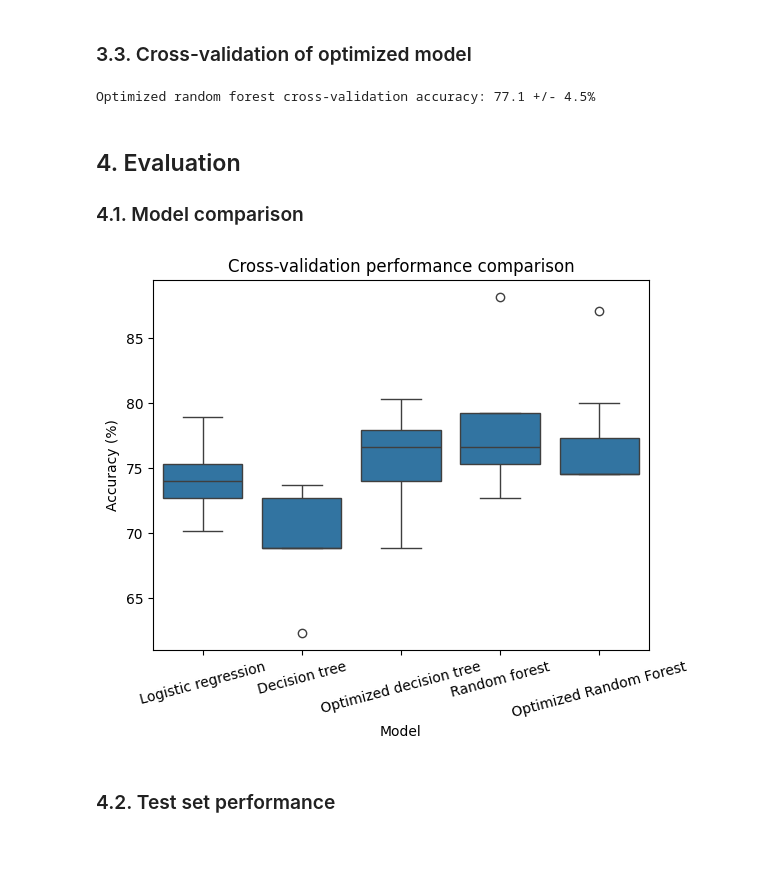
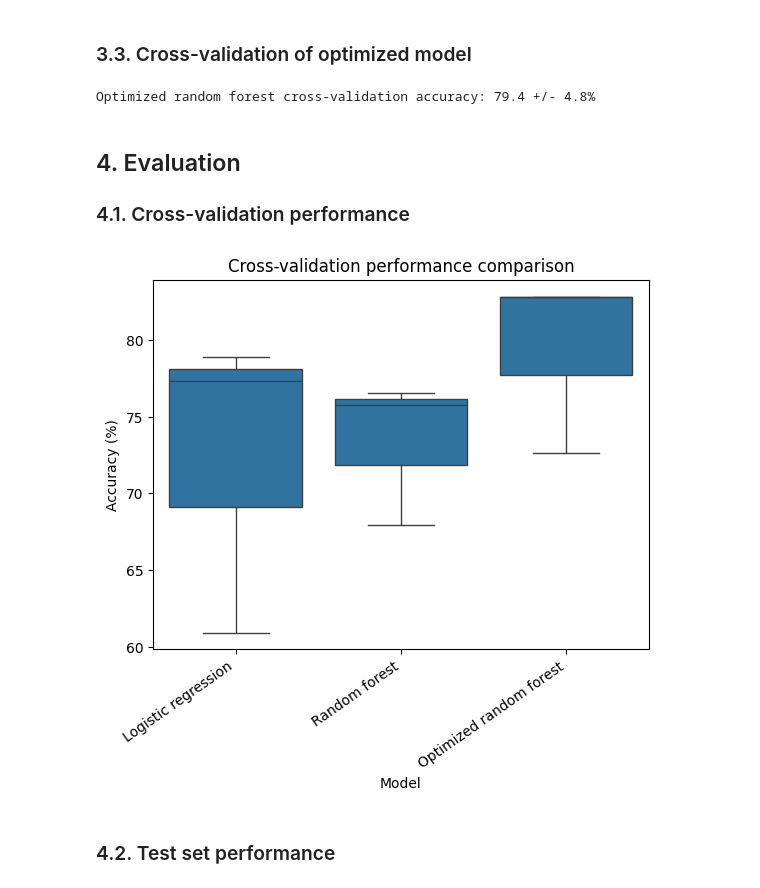
Before and after one commit to 4GeeksAcademy/gperdrizet-decision-trees, a Jupyter notebook: notebooks/02.2-random_forest_solution.ipynb, the cells around one changed output. Saved outputs shown, nothing was run; the diff lists cells and outputs as text; code cells hidden in the pictures; blank space fills up the shorter version.

```diff
--- a/notebooks/02.2-random_forest_solution.ipynb
+++ b/notebooks/02.2-random_forest_solution.ipynb
@@ -53,9 +70,16 @@ with open(config.CROSS_VAL_SCORES_FILE, 'rb') as input_file:
 
 Score a random forest model:
 # %%
-naive_model = RandomForestClassifier(class_weight=config.CLASS_WEIGHT)
+# Create a random forest classifier with default hyperparameters
+naive_model = RandomForestClassifier(
+    class_weight=config.CLASS_WEIGHT,  # Handle class imbalance
+    random_state=config.RANDOM_SEED    # Ensure reproducible results
+)
+
+# Train the naive random forest model
 naive_model.fit(training_df.drop('Outcome', axis=1), training_df['Outcome'])
 
+# Calculate and display training accuracy
 accuracy = accuracy_score(naive_model.predict(training_df.drop('Outcome', axis=1)), training_df['Outcome'])*100
 print(f'Training accuracy of random forest: {accuracy:.1f}%')
 # %% [output]
@@ -82,11 +109,12 @@ Cross-validation accuracy of random forest: 78.4 +/- 5.3%
 # %%
 %%time
 
+# Define hyperparameter search space for random forest optimization
 hyperparameters = {
     'n_estimators': randint(2, 200),
     'criterion':['gini','entropy','log_loss'],
     'max_depth':randint(1, 20),
-    'min_samples_split':randint(2, 20),
+    'min_samples_split':randint(2, 40),
     'min_samples_leaf':randint(1, 20),
     'min_weight_fraction_leaf':loguniform(10**-5, 0.5),
     'max_features':uniform(loc=0.1, scale=0.9),
@@ -95,19 +123,23 @@ hyperparameters = {
     'ccp_alpha':loguniform(10**-5, 10.0)
 }
 
+# Perform randomized search over hyperparameters
 search = RandomizedSearchCV(
-    RandomForestClassifier(class_weight=config.CLASS_WEIGHT),
+    RandomForestClassifier(class_weight=config.CLASS_WEIGHT, random_state=config.RANDOM_SEED),
     hyperparameters,
-    return_train_score=True,
-    cv=config.CROSS_VAL_FOLDS,
-    n_jobs=-1,
-    n_iter=config.RANDOM_SEARCH_ITERATIONS
+    return_train_score=True,                 # Return training scores for analysis
+    cv=config.CROSS_VAL_FOLDS,               # Number of cross-validation folds
+    n_jobs=-1,                               # Use all available CPU cores
+    n_iter=config.RANDOM_SEARCH_ITERATIONS,  # Number of parameter combinations to try
+    random_state=config.RANDOM_SEED          # Ensure reproducible results
 )
 
+# Fit the search and extract best model and parameters
 search_results = search.fit(training_df.drop('Outcome', axis=1), training_df['Outcome'])
 best_model = search_results.best_estimator_
 winning_hyperparameters = search_results.best_params_
 
+# Display the best hyperparameters found
 print('Best hyperparameters:\n')
 
 for key, value in winning_hyperparameters.items():
@@ -143,31 +175,39 @@ funcs.plot_cross_validation(search_results)
 # %% [markdown]
 ### 3.3. Cross-validation of optimized model
 # %%
+# Perform cross-validation on the optimized random forest model
 scores = cross_val_score(
     best_model,
     training_df.drop('Outcome', axis=1),
     training_df['Outcome'],
-    cv=7,
-    n_jobs=-1
+    cv=config.CROSS_VAL_FOLDS,  # Number of folds for cross-validation
+    n_jobs=-1                   # Use all available CPU cores for parallel processing
 )
 
-cross_val_scores['Model'].extend(['Optimized Random Forest']*len(scores))
+# Store results for comparison with all other models
+cross_val_scores['Model'].extend(['Optimized random forest']*len(scores))
 cross_val_scores['Score'].extend(scores * 100)
 
+# Display cross-validation results for the optimized random forest
 print(f'Optimized random forest cross-validation accuracy: {np.mean(scores)*100:.1f} +/- {np.std(scores)*100:.1f}%')
 # %% [output]
-Optimized random forest cross-validation accuracy: 77.1 +/- 4.5%
+Optimized random forest cross-validation accuracy: 79.4 +/- 4.8%
 # %% [markdown]
 ## 4. Evaluation
 
-### 4.1. Model comparison
+### 4.1. Cross-validation performance
 # %%
-sns.boxplot(pd.DataFrame.from_dict(cross_val_scores), x='Model', y='Score')
+# Create boxplot to compare cross-validation performance
+models = ['Logistic regression', 'Random forest', 'Optimized random forest']
+plot_scores = pd.DataFrame.from_dict(cross_val_scores)
+plot_scores = plot_scores[plot_scores['Model'].isin(models)]
+
+sns.boxplot(plot_scores, x='Model', y='Score')
 plt.title('Cross-validation performance comparison')
 plt.ylabel('Accuracy (%)')
-plt.xticks(rotation=15)
+plt.xticks(rotation=35, ha='right')  # Rotate x-axis labels for better readability
 plt.show()
 # %% [output]
-[figure, old version]
+[figure, new version]
 # %% [markdown]
 ### 4.2. Test set performance
```
Also changed, not shown: parts of 11 cells of this notebook, 7 other files.
